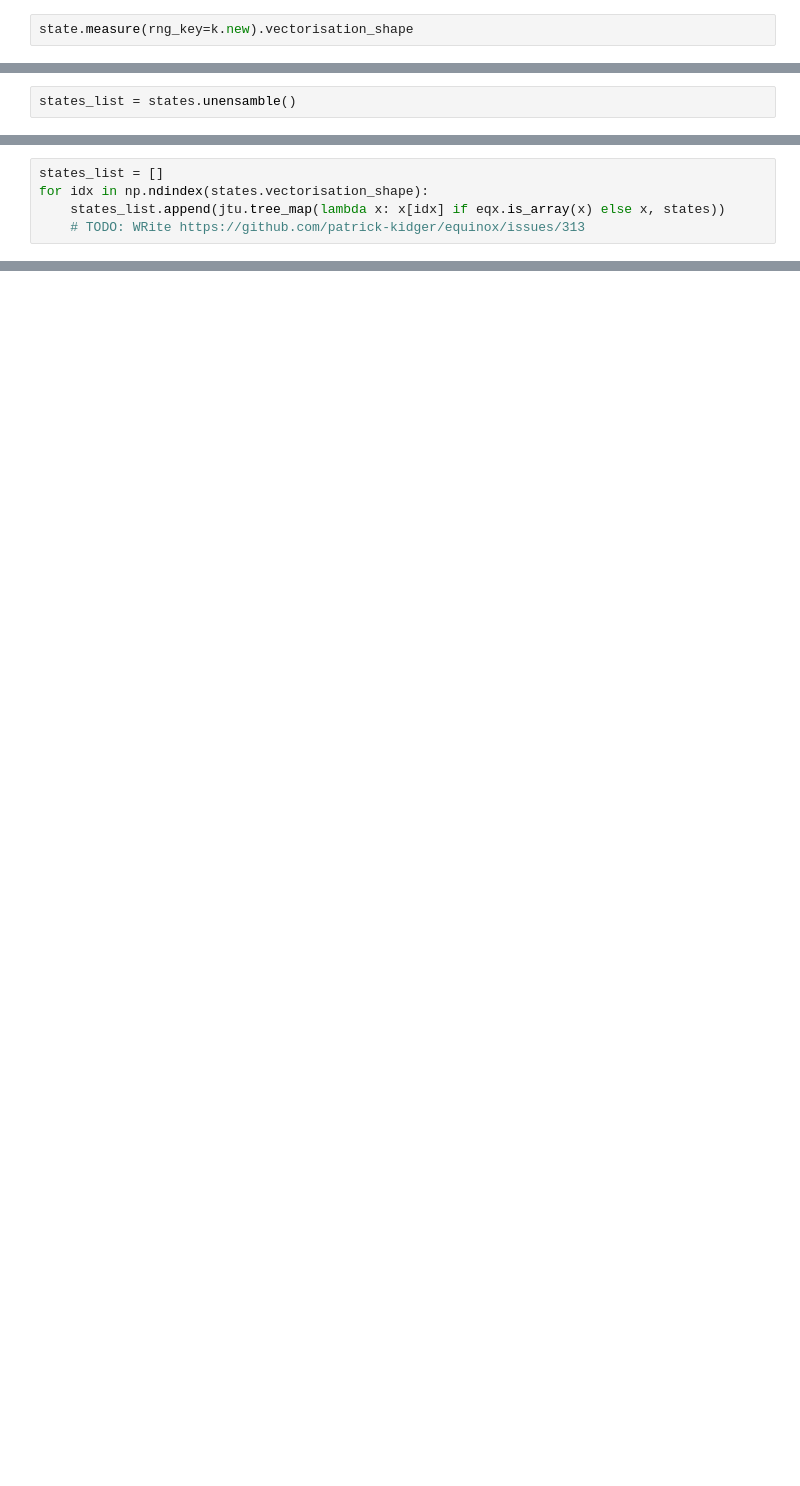
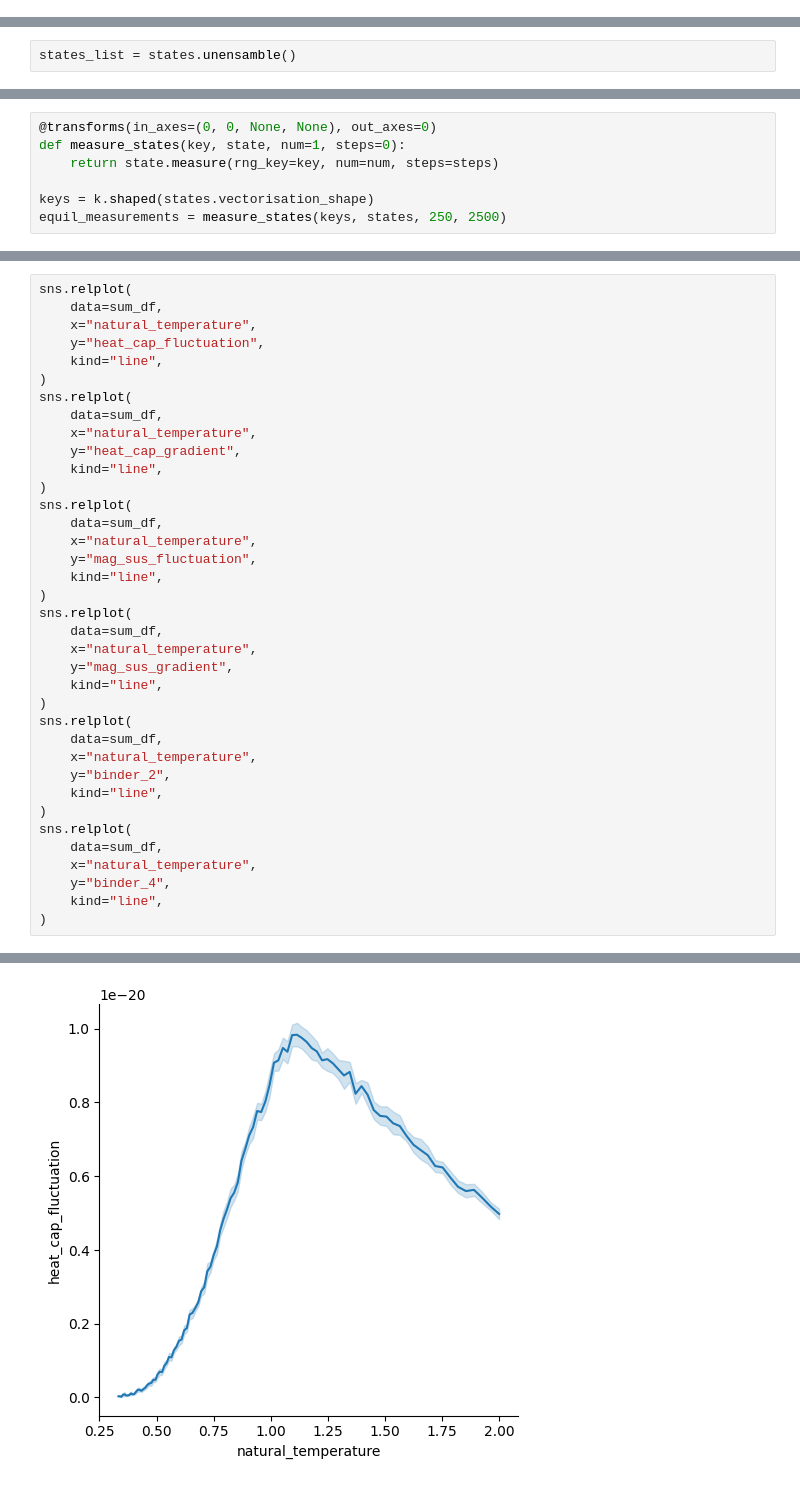
Before and after one commit to JeppeKlitgaard/Jackpot, a Jupyter notebook: workbench3.ipynb, the cells around one changed output, grey strips where cells are left out. Saved outputs shown, nothing was run; the diff lists cells and outputs as text; blank space fills up the shorter version.

```diff
--- a/workbench3.ipynb
+++ b/workbench3.ipynb
@@ -145,2 +140,0 @@ mappingproxy({})
-# %%
-state.measure(rng_key=k.new).vectorisation_shape
@@ -283,5 +230,0 @@ sns.relplot(
-# %%
-states_list = []
-for idx in np.ndindex(states.vectorisation_shape):
-    states_list.append(jtu.tree_map(lambda x: x[idx] if eqx.is_array(x) else x, states))
-    # TODO: WRite https://github.com/patrick-kidger/equinox/issues/313
@@ -452,0 +240,7 @@ array([[[False, False, False],
+# %%
+@transforms(in_axes=(0, 0, None, None), out_axes=0)
+def measure_states(key, state, num=1, steps=0):
+    return state.measure(rng_key=key, num=num, steps=steps)
+
+keys = k.shaped(states.vectorisation_shape)
+equil_measurements = measure_states(keys, states, 250, 2500)
@@ -452,0 +341,38 @@ array([[[False, False, False],
+# %%
+sns.relplot(
+    data=sum_df,
+    x="natural_temperature",
+    y="heat_cap_fluctuation",
+    kind="line",
+)
+sns.relplot(
+    data=sum_df,
+    x="natural_temperature",
+    y="heat_cap_gradient",
+    kind="line",
+)
+sns.relplot(
+    data=sum_df,
+    x="natural_temperature",
+    y="mag_sus_fluctuation",
+    kind="line",
+)
+sns.relplot(
+    data=sum_df,
+    x="natural_temperature",
+    y="mag_sus_gradient",
+    kind="line",
+)
+sns.relplot(
+    data=sum_df,
+    x="natural_temperature",
+    y="binder_2",
+    kind="line",
+)
+sns.relplot(
+    data=sum_df,
+    x="natural_temperature",
+    y="binder_4",
+    kind="line",
+)
+# %% [output]
@@ -452,0 +380 @@ array([[[False, False, False],
+[figure, added]
```
Also changed, not shown: parts of 24 cells of this notebook, 3 other files.
